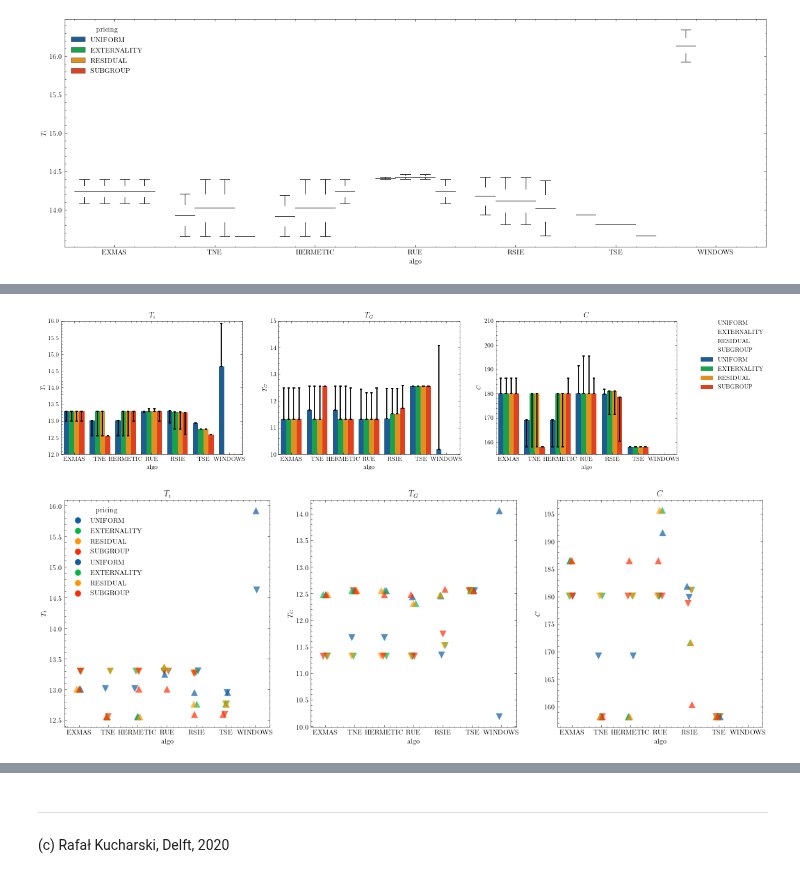
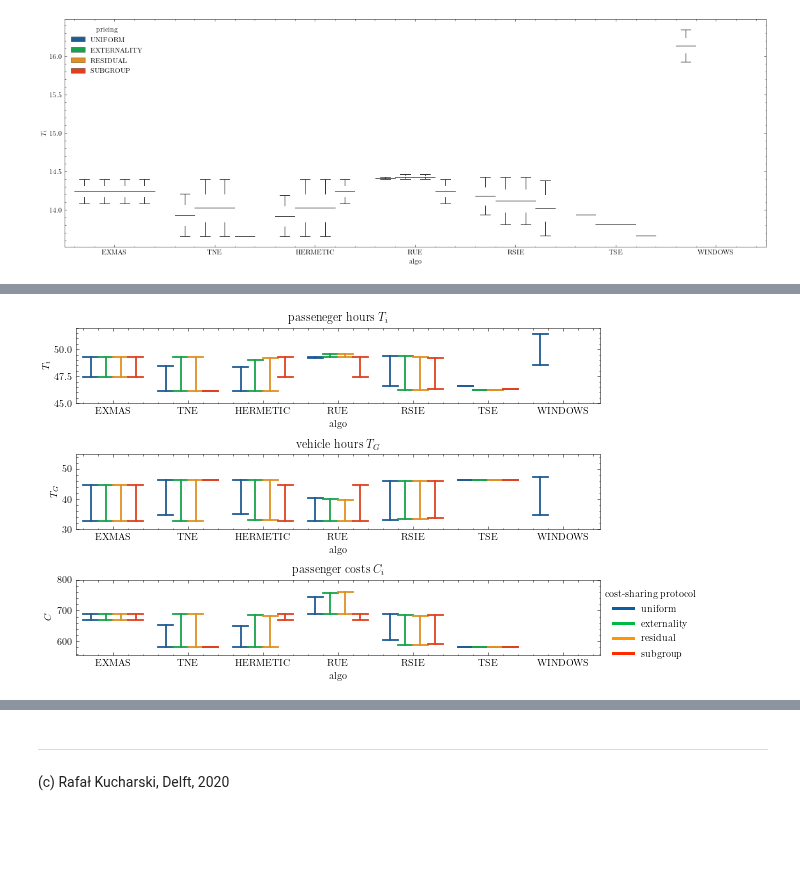
Before and after one commit to RafalKucharskiPK/ExMAS, a Jupyter notebook: ExMAS/spinoffs/game/results.ipynb, the cells around one changed output, grey strips where cells are left out. Cells and saved outputs as stored; diff of their text form; code cells hidden in the pictures; blank space fills up the shorter version.

```diff
--- a/ExMAS/spinoffs/game/results.ipynb
+++ b/ExMAS/spinoffs/game/results.ipynb
@@ -172,22 +112,21 @@ SUBGROUP
 # %%
-EXPERIMENT_NAME = 'r4'
 PRICINGS = ['UNIFORM','EXTERNALITY','RESIDUAL','SUBGROUP']
-fig, axes = plt.subplots(1,6, figsize = (20,2))
+fig, axes = plt.subplots(1,6, figsize = (15,4))
 j=-1
 for i,PRICING in enumerate(PRICINGS):
 
     for j, ALGO in enumerate(['EXMAS', 'TNE', 'HERMETIC', 'RUE', 'RSIE', 'TSE']):
 
         col = "Experiment-{}_Pricing-{}_Objective-['total_group_cost']_Pruning-['{}']_minmax-min".format(EXPERIMENT_NAME, PRICING, ALGO)
-
-        rm['bestpossible_{}_{}'.format(PRICING,ALGO)] = rm.apply(lambda r: rm[(rm.traveller == r.traveller) & (rm[col] == 1)][PRICING].min(), axis=1)
         to_plot = rm[rm[col] == 1]
 
-        to_plot['$\Delta$']=(to_plot[PRICING]-to_plot['desired_{}'.format(PRICING)])/to_plot['desired_{}'.format(PRICING)]
-        sns.distplot(to_plot['$\Delta$'],ax = axes[j], kde = True, hist = False, label = PRICING)
-        axes[j].set_xlim((0,0.5))
+        to_plot['$\Delta C$']=(to_plot[PRICING]-to_plot['desired_{}'.format(PRICING)])/to_plot['desired_{}'.format(PRICING)]
+        sns.distplot(to_plot['$\Delta C$'],ax = axes[j], kde = True, hist = False, label = PRICING, rug_kws={"alpha":0.2, 'height':0.2, 'lw':2}, kde_kws={'bw':0.05, 'lw': 2, 'cumulative': True}, rug = True)
+        axes[j].set_xlim((0,0.7))
         axes[j].set_title(ALGO)
-        axes[j].set_ylim((0,5))
-axes[-1].legend()
+        #axes[j].set_yscale('log')
+        axes[j].get_legend().remove()
+        #axes[j].set_ylim((0.1,1))
+axes[-1].legend(bbox_to_anchor=(1, 0.5))
 plt.savefig('hist.png', dpi = 600)
 # %% [output]
@@ -229,36 +213,33 @@ sns.boxplot(y = '$T_i$', x = 'algo', hue = 'pricing', data = KPIs,linewidth = 1,
 # %%
-fig, axes = plt.subplots(1,3, figsize = (18,4))
+fig, axes = plt.subplots(3,1, figsize = (10,6))
+axes = axes.flatten()
+titles = ['passeneger hours $T_i$', 'vehicle hours $T_G$', 'passenger costs $C_i$']
 for i, KPI in enumerate(['$T_i$','$T_G$', '$C$']):
-    sns.barplot(y = KPI, x = 'algo', hue = 'pricing', data = KPIs, alpha = 0, ci = 100, capsize = 0.05, ax = axes[i], errcolor = 'black')
-    sns.barplot(y = KPI, x = 'algo', hue = 'pricing', data = KPIs[KPIs.minmax == 'min'], alpha = 1, ci = 100, capsize = 0.05, ax = axes[i])
-    if i==2:
-        _ = axes[i].legend(bbox_to_anchor=(1.1, 1.05))
-    else:
-        axes[i].get_legend().remove()
-    axes[i].set_title(KPI)
-axes[0].set_ylim((12,16))
-axes[1].set_ylim((10,15))
-axes[2].set_ylim((155,210))
+    sns.barplot(y = KPI, x = 'algo', hue = 'pricing', data = KPIs, alpha = 0, ci = 100, capsize = 0.2, ax = axes[i])
+    #sns.barplot(y = KPI, x = 'algo', hue = 'pricing', data = KPIs[KPIs.minmax == 'min'], alpha = 1, ci = 100, capsize = 0.05, ax = axes[i])
+
+    axes[i].get_legend().remove()
+    axes[i].set_title(titles[i])
+    patches = axes[i].patches
+    capsize = .1
+    lines_per_err = 1 if capsize is None else 3
+
+    for i, line in enumerate(axes[i].get_lines()):
+        newcolor = patches[i // lines_per_err].get_facecolor()
+        line.set_color(newcolor)
+        line.set_alpha(1)
+axes[0].set_ylim((45,52))
+axes[1].set_ylim((30,55))
+axes[2].set_ylim((555,800))
+custom = [Line2D([], [], marker='', color=colors[i], linestyle='-', lw = 3) for i in [0,1,2,3]]
+
+axes[2].legend(custom, ['uniform','externality','residual','subgroup'], loc='upper right',bbox_to_anchor=(1.2, 1), title = 'cost-sharing protocol')
 
 
 
 #connector, caplines, (vertical_lines,) = container.errorbar.lines
 #vertical_lines.set_color(colors)
+plt.tight_layout(rect=[0, 0.05, 0.95, 0.95])
 plt.savefig('bars.png',dpi=600)
 # %% [output]
-[figure, old version]
+[figure, new version]
-# %%
-fig, axes = plt.subplots(1,3, figsize = (18,6))
-for i, KPI in enumerate(['$T_i$','$T_G$', '$C$']):
-    sns.stripplot(y = KPI, x = 'algo', hue = 'pricing', data = KPIs[KPIs.minmax == 'min'], ax = axes[i], marker = 'v', s= 10, alpha = 0.7)
-    if i==0:
-        _ = axes[i].legend(bbox_to_anchor=(1.1, 1.05))
-    else:
-        axes[i].get_legend().remove()
-    sns.stripplot(y = KPI, x = 'algo', hue = 'pricing', data = KPIs[KPIs.minmax == 'max'], ax = axes[i], marker = '^', s=10,  alpha = 0.7)
-    if i != 0:
-        axes[i].get_legend().remove()
-    axes[i].set_title(KPI)
-plt.savefig('dots.png',dpi=600)
-# %% [output]
-[figure, removed]
```
Also changed, not shown: parts of 12 cells of this notebook, 6 other files.
